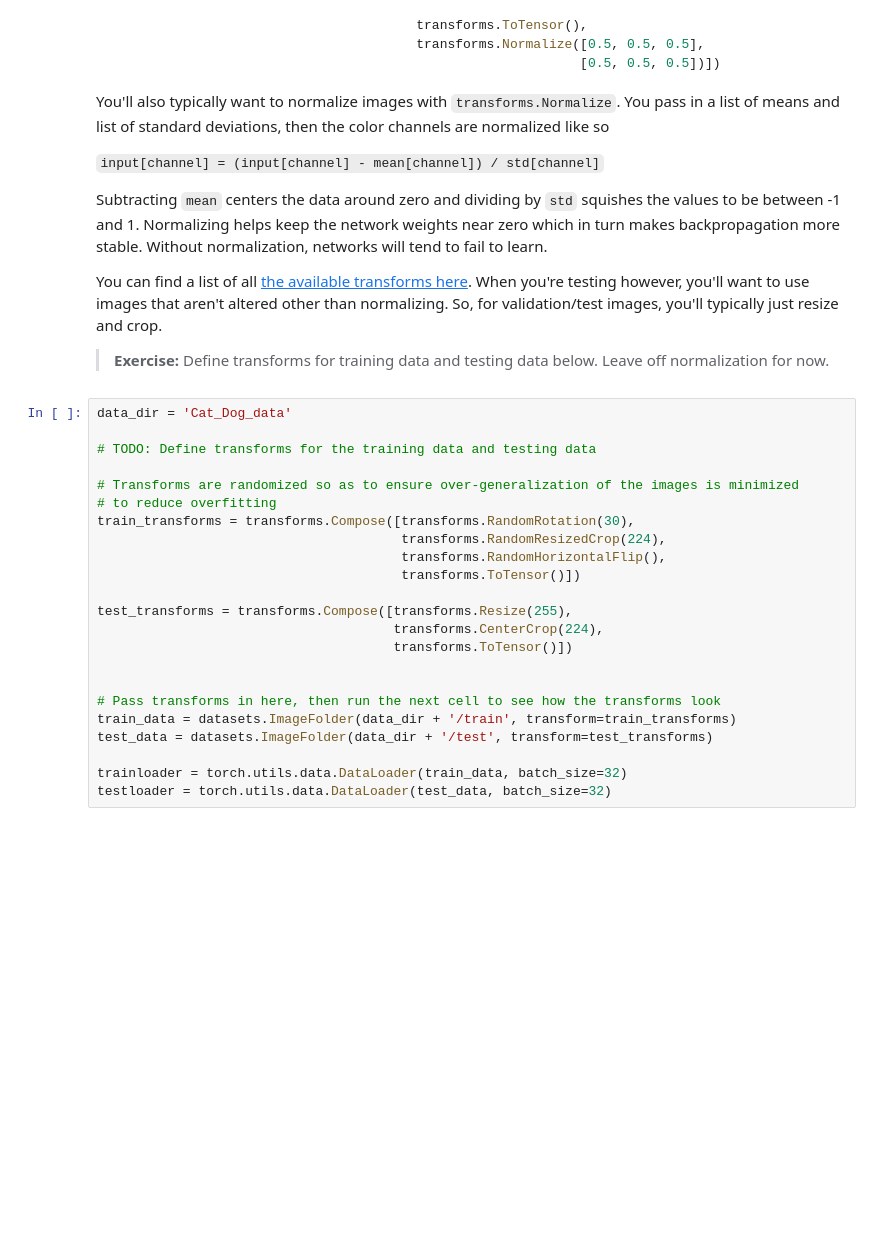
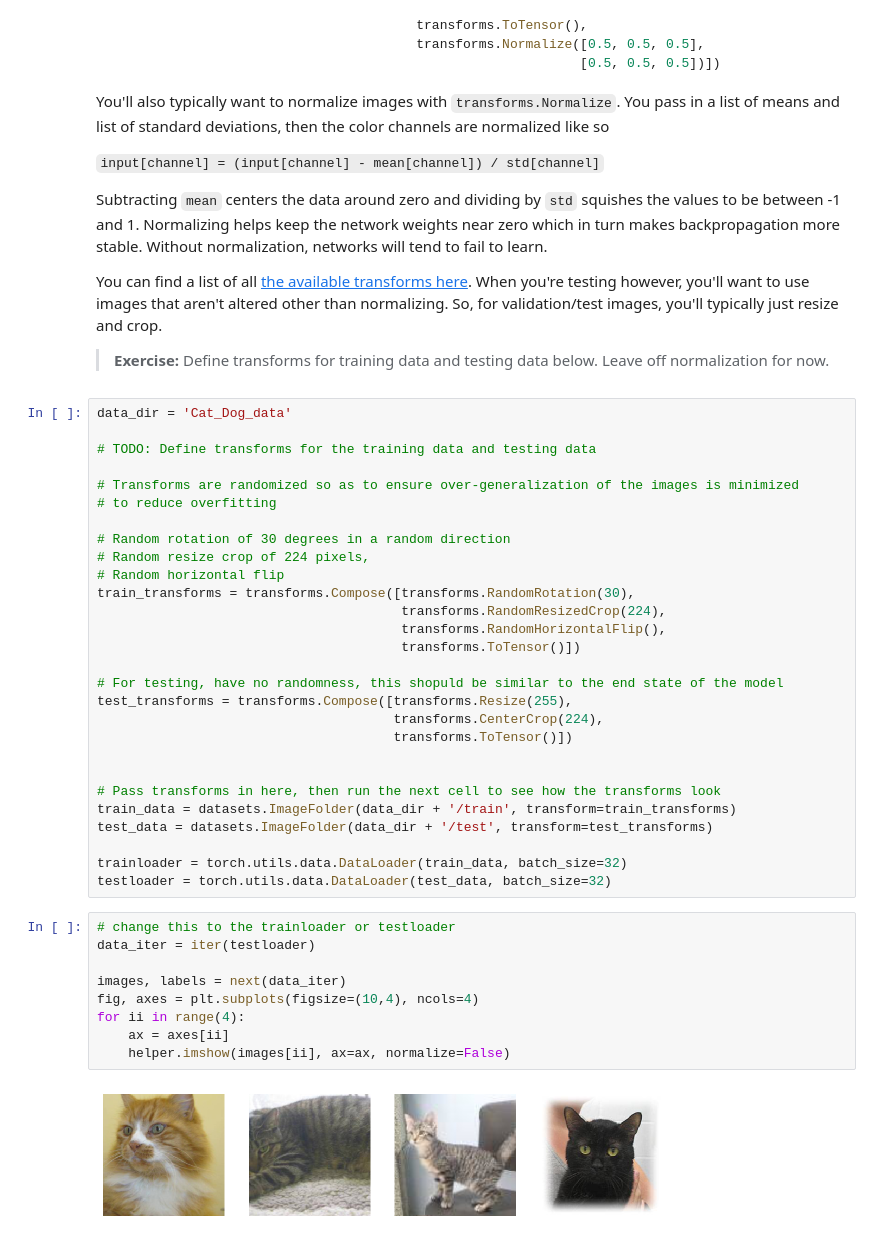
Before and after one commit to ChristopherDaigle/Udacity, a Jupyter notebook: IntroductionToMachineLearningProgram/Part3_DeepLearning/Deep Learning With Pytorch/Notes on Deep Learning - Deep Learning With Pytorch.ipynb, the cells around one changed output. Cells and saved outputs as stored; diff of their text form; blank space fills up the shorter version.

```diff
--- a/IntroductionToMachineLearningProgram/Part3_DeepLearning/Deep Learning With Pytorch/Notes on Deep Learning - Deep Learning With Pytorch.ipynb
+++ b/IntroductionToMachineLearningProgram/Part3_DeepLearning/Deep Learning With Pytorch/Notes on Deep Learning - Deep Learning With Pytorch.ipynb
@@ -1973,11 +1973,16 @@ data_dir = 'Cat_Dog_data'
 
 # Transforms are randomized so as to ensure over-generalization of the images is minimized
 # to reduce overfitting
+
+# Random rotation of 30 degrees in a random direction
+# Random resize crop of 224 pixels,
+# Random horizontal flip
 train_transforms = transforms.Compose([transforms.RandomRotation(30),
                                        transforms.RandomResizedCrop(224),
                                        transforms.RandomHorizontalFlip(),
                                        transforms.ToTensor()])
 
+# For testing, have no randomness, this shopuld be similar to the end state of the model
 test_transforms = transforms.Compose([transforms.Resize(255),
                                       transforms.CenterCrop(224),
                                       transforms.ToTensor()])
@@ -1989,3 +1994,14 @@ test_data = datasets.ImageFolder(data_dir + '/test', transform=test_transforms)
 
 trainloader = torch.utils.data.DataLoader(train_data, batch_size=32)
 testloader = torch.utils.data.DataLoader(test_data, batch_size=32)
+# %%
+# change this to the trainloader or testloader
+data_iter = iter(testloader)
+
+images, labels = next(data_iter)
+fig, axes = plt.subplots(figsize=(10,4), ncols=4)
+for ii in range(4):
+    ax = axes[ii]
+    helper.imshow(images[ii], ax=ax, normalize=False)
+# %% [output]
+[figure, added]
```
Also changed, not shown: parts of 18 cells of this notebook.
